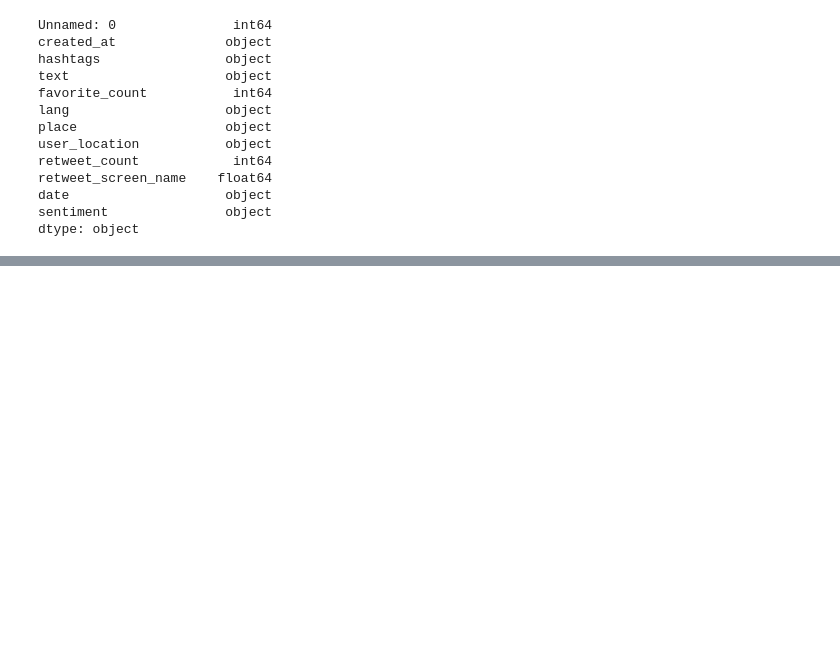
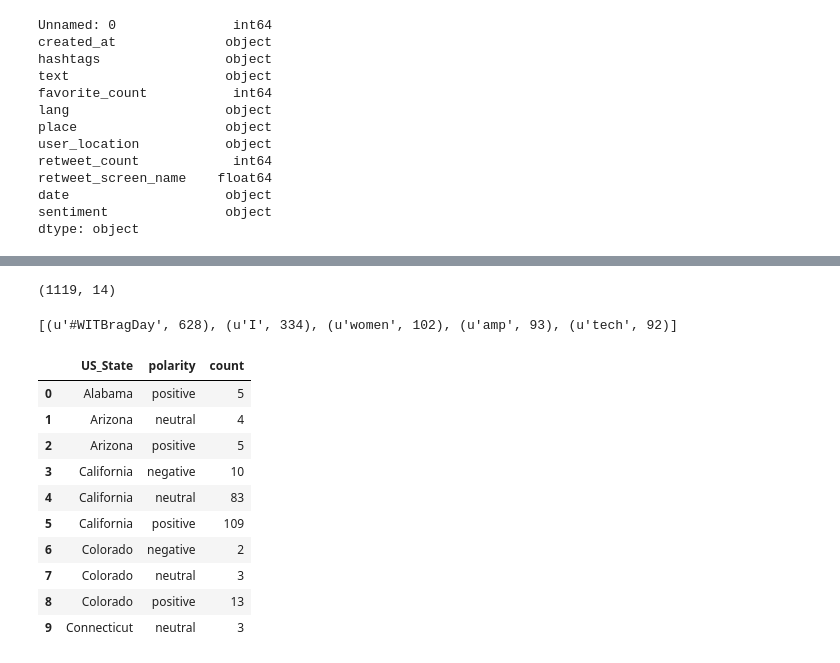
Before and after one commit to rupeshbasnet/twitter-data-vis, a Jupyter notebook: Twitter_Data_Extraction/Tweets_Preprocessing_Test.ipynb, the cells around one changed output, grey strips where cells are left out. Drawn from its saved outputs; the diff is of its cells as text; code cells hidden in the pictures; blank space fills up the shorter version.

Commit message:
US states

```diff
--- a/Twitter_Data_Extraction/Tweets_Preprocessing_Test.ipynb
+++ b/Twitter_Data_Extraction/Tweets_Preprocessing_Test.ipynb
@@ -559,0 +639,2 @@ df.to_csv('WITBrag_Clean_Noretweets_Sentiments.csv')
+# %%
+df['US_State'] = df['user_location'].apply(filterUSLocations)
@@ -559,0 +659,25 @@ df.to_csv('WITBrag_Clean_Noretweets_Sentiments.csv')
+# %%
+# create a new df with only US states
+df.dropna(subset=['US_State'], inplace=True)
+# %%
+# Only has US states
+df.shape
+# %% [output]
+(1119, 14)
+# %%
+# The DF is not that accurate right now but will work for the test viz
+# Recount all the terms
+# Create a Counter Collection
+count_all = Counter()
+# Iterate over the Dataframe rows
+for index, row in df.iterrows():
+    # Get the terms of each tweet while preprocessing it and remove the stop words from the tweet
+    terms_stop = [term for term in preprocess(row['text']) if term not in stop and not term.startswith(r"\x")]
+    # Update the counter
+    count_all.update(terms_stop)
+print(count_all.most_common(5))
+# %% [output]
+[(u'#WITBragDay', 628), (u'I', 334), (u'women', 102), (u'amp', 93), (u'tech', 92)]
+# %%
+# The results are still the same
+dff = df
@@ -559,0 +686,16 @@ df.to_csv('WITBrag_Clean_Noretweets_Sentiments.csv')
+# %%
+new_Df = pd.DataFrame({'count' : dff.groupby(["US_State", "polarity"]).size()}).reset_index()
+# %%
+new_Df.head(10)
+# %% [output]
+|  | US_State | polarity | count |
+| 0 | Alabama | positive | 5 |
+| 1 | Arizona | neutral | 4 |
+| 2 | Arizona | positive | 5 |
+| 3 | California | negative | 10 |
+| 4 | California | neutral | 83 |
+| 5 | California | positive | 109 |
+| 6 | Colorado | negative | 2 |
+| 7 | Colorado | neutral | 3 |
+| 8 | Colorado | positive | 13 |
+| 9 | Connecticut | neutral | 3 |
```
Also changed, not shown: parts of 21 cells of this notebook, 4 other files.
